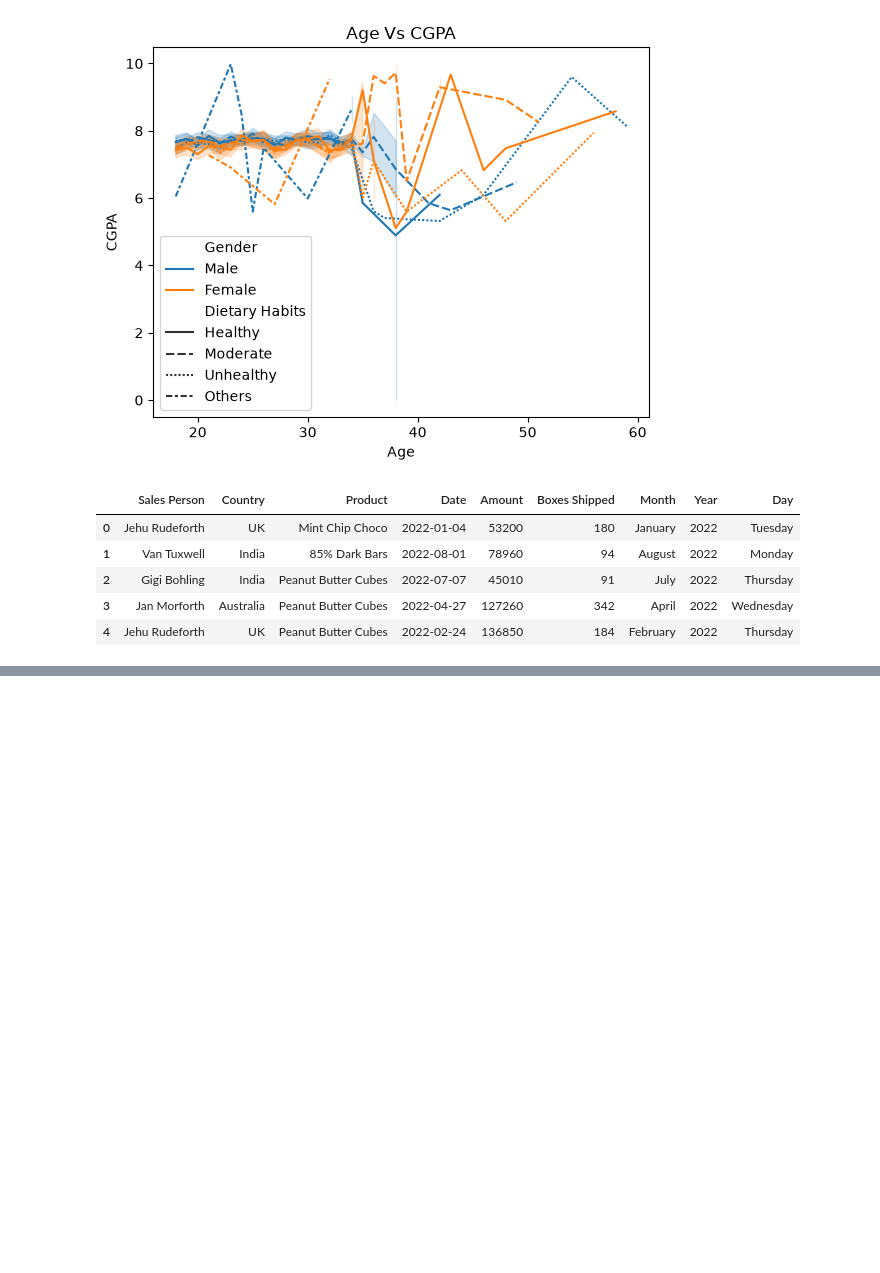
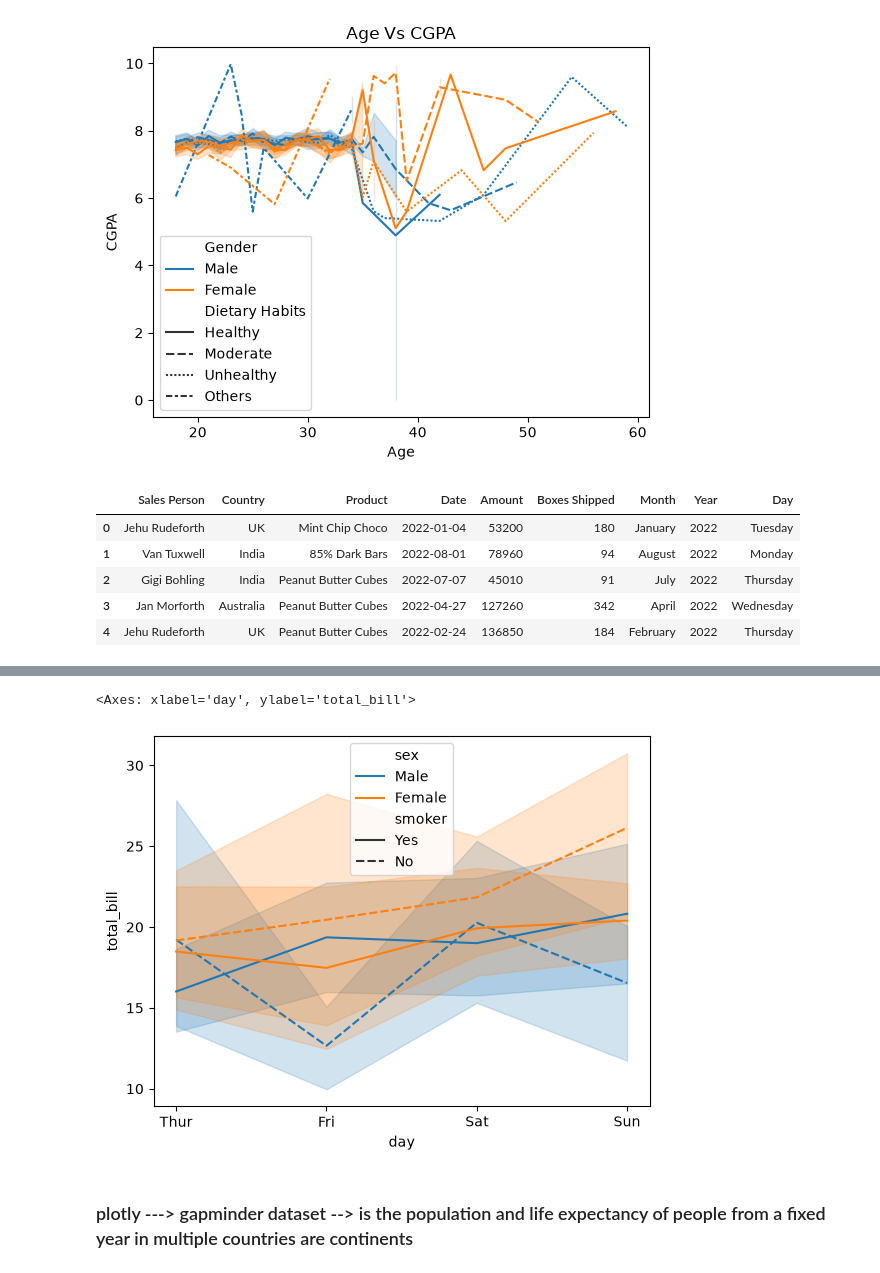
Before and after one commit to ashishsingh200/GEN-AI-COURSES, a Jupyter notebook: 07. Seaborn/seaborn.ipynb, the cells around one changed output, grey strips where cells are left out. Saved outputs shown, nothing was run; the diff lists cells and outputs as text; code cells hidden in the pictures; blank space fills up the shorter version.

```diff
--- a/07. Seaborn/seaborn.ipynb
+++ b/07. Seaborn/seaborn.ipynb
@@ -82,0 +100,7 @@ URLError: <urlopen error [SSL: CERTIFICATE_VERIFY_FAILED] certificate verify fai
+# %%
+sns.lineplot(data=tips,x='day',y='total_bill',hue='sex',style='smoker')
+# %% [output]
+<Axes: xlabel='day', ylabel='total_bill'>
+[figure, added]
+# %% [markdown]
+### plotly ---> gapminder dataset --> is the population and life expectancy of people from a fixed year in multiple countries are continents
```
Also changed, not shown: parts of 49 cells of this notebook, 1 other file.
